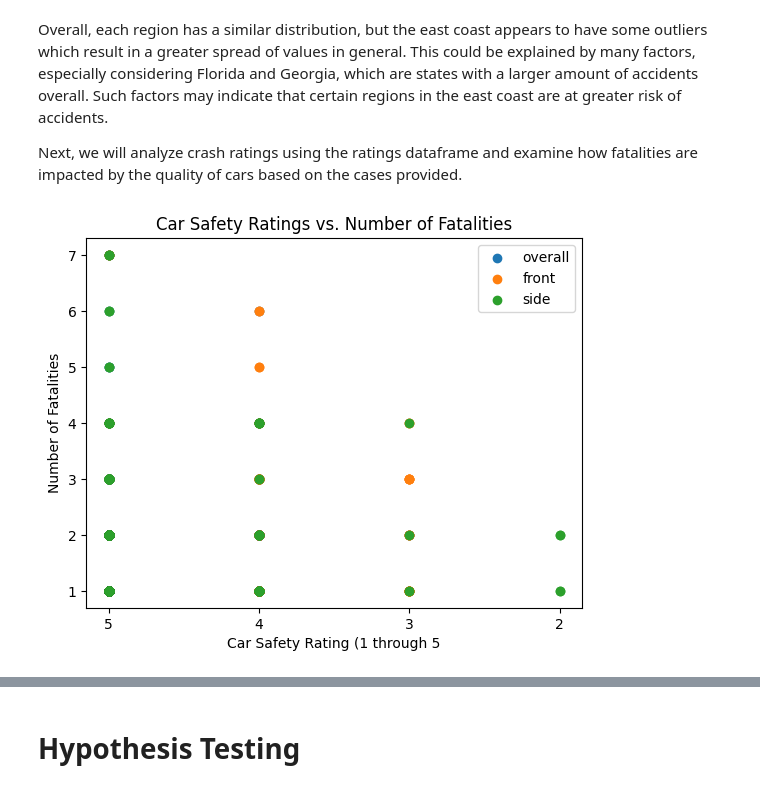
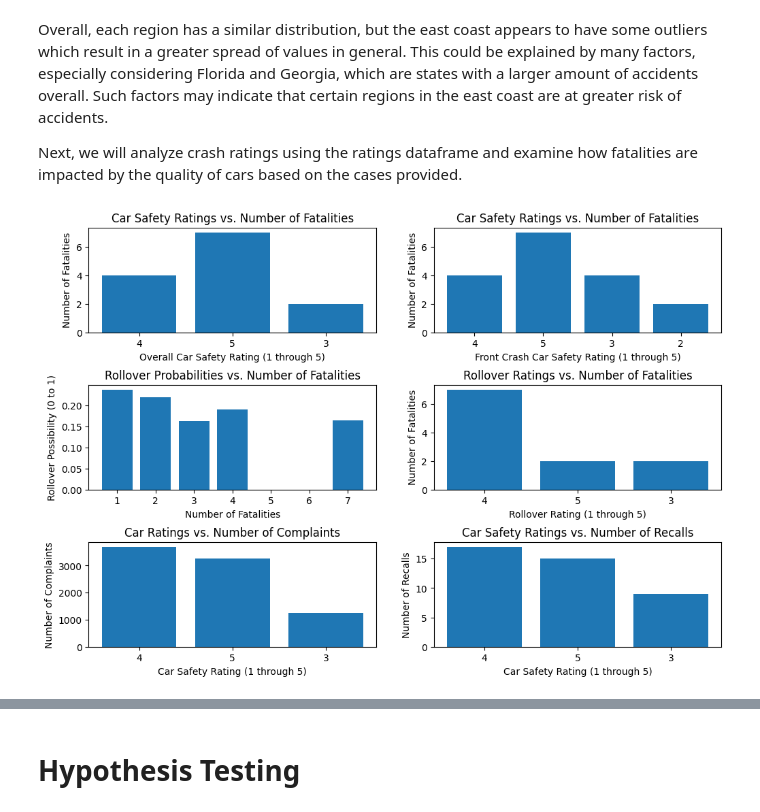
Before and after one commit to mnapa1234/mnapa1234.github.io, a Jupyter notebook: final.ipynb, the cells around one changed output, grey strips where cells are left out. Cells and saved outputs as stored; diff of their text form; code cells hidden in the pictures.

```diff
--- a/final.ipynb
+++ b/final.ipynb
@@ -135,8 +135,7 @@ We will additionally perform filtering to remove any columns containing missing
 print(accidents_df.columns)
 accidents_df = accidents_df[["statename", "state", "st_case", "ve_total", "pvh_invl", "peds", "pernotmvit", "persons", "typ_int", "wrk_zone", "road_fnc",
 "nhs", "rur_urb", "hour", "hourname", "sp_jur", "harm_ev", "harm_evname", "man_coll", "man_collname", "weather1", "weather2", "sch_bus",
-"rail", "cf1", "cf2", "cf3", "fatals", "drunk_dr"]]
-accidents_df.dropna(axis=1, inplace=True)
+"rail", "cf1", "cf1name", "cf2", "cf2name", "cf3", "cf3name", "fatals", "drunk_dr"]]
 accidents_df.head()
 # %% [output]
 Index(['caseyear', 'state', 'st_case', 'statename', 've_total', 've_forms',
@@ -244,6 +219,8 @@ ratings = ratings.drop(["Unnamed: 0", "VehiclePicture", "FrontCrashPicture", "Fr
 ratings = ratings.drop(ratings[ratings["OverallRating"] == "Not Rated"].index, axis=0)
 ratings = ratings.reset_index(drop=True)
 ratings.insert(0, ratings.columns[-1], ratings.pop(ratings.columns[-1]))
+# Include information about fatalities where case numbers overlap with the accident_df
+ratings = pd.merge(ratings, accidents_df[["st_case", "fatals"]], how="left", right_on = "st_case", left_on = "Case Name")
 ratings.head()
 # %% [output]
 |  | Case Name | OverallRating | OverallFrontCrashRating | FrontCrashDriversideRating | FrontCrashPassengersideRating | ... |
@@ -315,15 +292,38 @@ Overall, each region has a similar distribution, but the east coast appears to h
 
 Next, we will analyze crash ratings using the ratings dataframe and examine how fatalities are impacted by the quality of cars based on the cases provided.
 # %%
-# Include information about fatalities where case numbers overlap with the accident_df
-#ratings_modified = pd.merge(ratings, accidents_df[["st_case", "fatals"]], how="left", right_on = "st_case", left_on = "Case Name")
-plt.scatter(ratings_modified["OverallRating"], ratings_modified["fatals"], label="overall")
-plt.scatter(ratings_modified["OverallFrontCrashRating"], ratings_modified["fatals"], label="front")
-plt.scatter(ratings_modified["OverallSideCrashRating"], ratings_modified["fatals"], label="side")
-plt.legend()
-plt.xlabel("Car Safety Rating (1 through 5")
+plt.figure(figsize=(12,8))
+plt.subplot(3,2,1)
+plt.bar(ratings["OverallRating"], ratings["fatals"])
+plt.xlabel("Overall Car Safety Rating (1 through 5)")
 plt.ylabel("Number of Fatalities")
 plt.title("Car Safety Ratings vs. Number of Fatalities")
+plt.subplot(3,2,2)
+plt.bar(ratings["OverallFrontCrashRating"], ratings["fatals"])
+plt.xlabel("Front Crash Car Safety Rating (1 through 5)")
+plt.ylabel("Number of Fatalities")
+plt.title("Car Safety Ratings vs. Number of Fatalities")
+plt.subplot(3,2,3)
+plt.bar(ratings["fatals"], ratings["RolloverPossibility"])
+plt.ylabel("Rollover Possibility (0 to 1)")
+plt.xlabel("Number of Fatalities")
+plt.title("Rollover Probabilities vs. Number of Fatalities")
+plt.subplot(3,2,4)
+plt.bar(ratings["RolloverRating"], ratings["fatals"])
+plt.xlabel("Rollover Rating (1 through 5)")
+plt.ylabel("Number of Fatalities")
+plt.title("Rollover Ratings vs. Number of Fatalities")
+plt.subplot(3,2,5)
+plt.bar(ratings["OverallRating"], ratings["ComplaintsCount"])
+plt.xlabel("Car Safety Rating (1 through 5)")
+plt.ylabel("Number of Complaints")
+plt.title("Car Ratings vs. Number of Complaints")
+plt.subplot(3,2,6)
+plt.bar(ratings["OverallRating"], ratings["RecallsCount"])
+plt.xlabel("Car Safety Rating (1 through 5)")
+plt.ylabel("Number of Recalls")
+plt.title("Car Safety Ratings vs. Number of Recalls")
+plt.subplots_adjust(hspace=0.5)
 plt.show()
 # %% [output]
-[figure, old version]
+[figure, new version]
```
Also changed, not shown: parts of 23 cells of this notebook, 1 other file.
